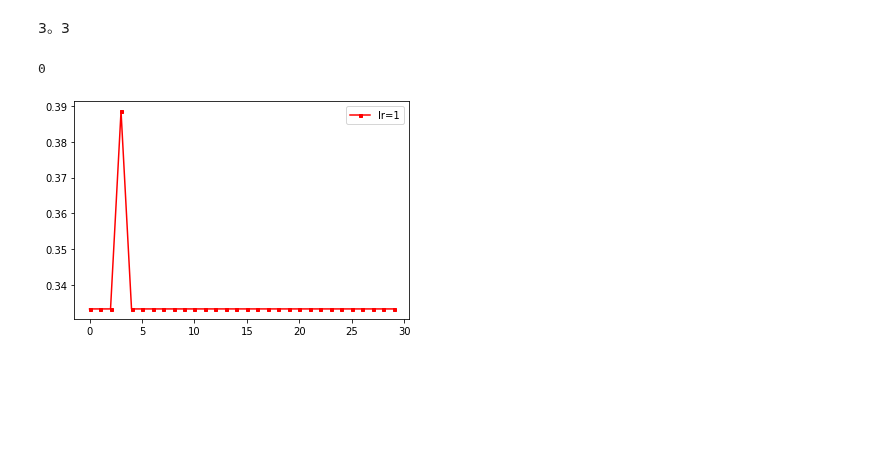
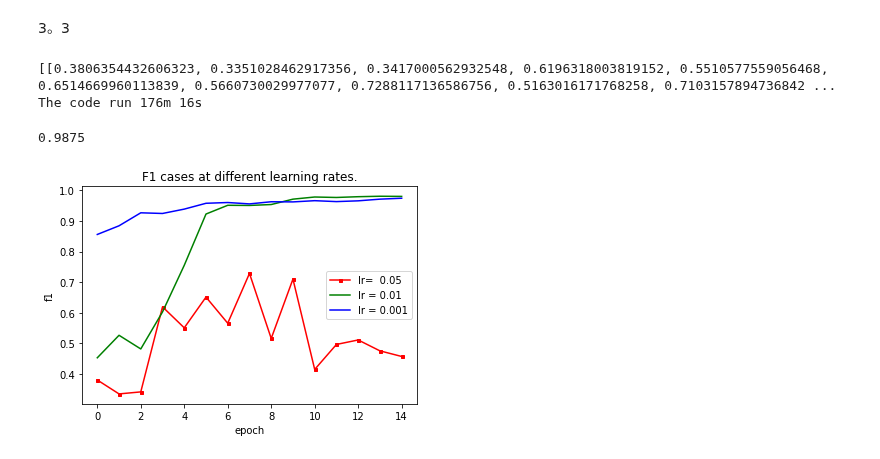
Before and after one commit to Alecia113/NLP-Emotional-analysis, a Jupyter notebook: 整理427.ipynb, the cells around one changed output. Drawn from its saved outputs; the diff is of its cells as text; code cells hidden in the pictures; blank space fills up the shorter version.

```diff
--- a/整理427.ipynb
+++ b/整理427.ipynb
@@ -348,7 +349,7 @@ n_class = len(unique_labels)                                   #主要是为了
 
 #要确定最大长度是多少 [lab4]
 doc_length_list = []                                              #会得到8000句话
-sum_text = pre_train + pre_test     #train_stem + test_stem要改的
+sum_text = sentences     #train_stem + test_stem要改的
 maxlength = 0
 for doc in sum_text:
     doc_length_list.append(len(doc))                                  #每句话多少个分词
@@ -458,3 +473,28 @@ optimizer = optim.Adam(model.parameters(), lr=learning_rate)
+# %%
+# Please comment your code
+#[lab4][lab5]
+#检查输出节点数与标签数是否一致。
+#并且将输出节点数num_outputs更改为标签数。
+# 因为我之前设置的class 类别是 0，1；所以这里也需要改成0，1 要不然后面会出现 target超出范围的错误。
+def label(label):
+  label = np.array(label) #train_label
+  #neg 1 pos2
+  lab = []  #label_train
+  for tag in label:
+    if tag == 'neg':
+      lab.append(0)
+    else:
+      lab.append(1)
+  #print(label_train)
+  #print(len(label_train))
+  lab = np.array(lab)
+  #test_label
+  return lab
+
+label_train = label(train_label)
+label_test = label(test_label)
+
+#要开始训练。 optimizer +loss+ backward
 # %%
 # Please comment your code
 #[lab4][lab5]
@@ -1079,4 +1141,0 @@ learning_rate = [1,0.5,0.1,0.05,0.01,0.005,0.001]                          # 1e-
-# %%
-lr
-# %% [output]
-0
@@ -1083,7 +1201,8 @@ lr
 # %%
 from sklearn.metrics import f1_score
-
+import time
 line_lr = []
+since = time.time()
 for learn in range(len(learning_rate)):
   epoch_f1 = []
   criterion = nn.CrossEntropyLoss()
@@ -1117,39 +1236,48 @@ for learn in range(len(learning_rate)):
     epoch_f1.append(f1)
     #print(epoch_f1)
   line_lr.append(epoch_f1)
-  print(line_lr)
+print(line_lr)
+time_elapsed = time.time() - since
+print('The code run {:.0f}m {:.0f}s'.format(time_elapsed // 60, time_elapsed % 60))
 
 #一次一分钟。
+# %% [output]
+[[0.3806354432606323, 0.3351028462917356, 0.3417000562932548, 0.6196318003819152, 0.5510577559056468, 0.6514669960113839, 0.5660730029977077, 0.7288117136586756, 0.5163016171768258, 0.7103157894736842 ...
+The code run 176m 16s
+# %%
+acc
+# %% [output]
+0.9875
 # %%
 #  x是epoch y是f1 测试集  command+/
 import matplotlib.pyplot as plt
 #for epoch in range(total_epoch):
 #x = [5, 10, 15, 20, 25, 30, 35, 40]
 #y = [17, 24, 29, 36, 38, 47, 59, 80]
-#[1,0.5,0.1,0.05,0.01,0.005,0.001]
+#[1,0.5,0.1,0.05,0.01,0.005,0.001] // [0.05,0.01,0.005,0.001]
 x = [epoch for epoch in range(total_epoch)]
-# y1 = [f1 for f1 in line_lr[0]]
-# y2 = [f1 for f1 in line_lr[1]]
-# y3 = [f1 for f1 in line_lr[2]]
-# y4 = [f1 for f1 in line_lr[3]]
+y1 = [f1 for f1 in line_lr[0]]
+y2 = [f1 for f1 in line_lr[1]]
+y3 = [f1 for f1 in line_lr[2]]
+#y4 = [f1 for f1 in line_lr[3]]
 # y5 = [f1 for f1 in line_lr[4]]
 # y6 = [f1 for f1 in line_lr[5]]
 # y7 = [f1 for f1 in line_lr[6]]
-plt.plot(x,y1,'rs-',markersize =3,label = 'lr=1') # 那个点  红色尺寸点
+plt.plot(x,y1,'rs-',markersize =3,label = 'lr=  0.05') # 那个点  红色尺寸点
 
-# plt.plot(x,y2,'g-',markersize =3, label = 'lr = 0.5') # 那个点  红色尺寸点
-# plt.plot(x,y3,'b-',markersize =3, label = 'lr = 0.1') # 那个点  红色尺寸点
-# plt.plot(x,y4,'y-',markersize =3, label = 'lr = 0.05') # 那个点  红色尺寸点
+plt.plot(x,y2,'g-',markersize =3, label = 'lr = 0.01') # 那个点  红色尺寸点
+plt.plot(x,y3,'b-',markersize =3, label = 'lr = 0.001') # 那个点  红色尺寸点      #0.005
+#plt.plot(x,y4,'y-',markersize =3, label = 'lr = 0.005') # 那个点  红色尺寸点     #0.001
 # plt.plot(x,y5,'c-',markersize =3, label = 'lr = 0.01') # 那个点  红色尺寸点
 # plt.plot(x,y6,'m-',markersize =3, label = 'lr = 0.005') # 那个点  红色尺寸点
 # plt.plot(x,y7,'k-',markersize =3, label = 'lr = 0.001') # 那个点  红色尺寸点
 plt.xlabel('epoch')
 plt.ylabel('f1')
 plt.title('F1 cases at different learning rates.')
 plt.legend() #让标签显示出来
 plt.show()
 # precision: TP/(TP+FP)
 #recall
 # %% [output]
-[figure, old version]
+[figure, new version]
 # %%
```
Also changed, not shown: parts of 22 cells of this notebook.
